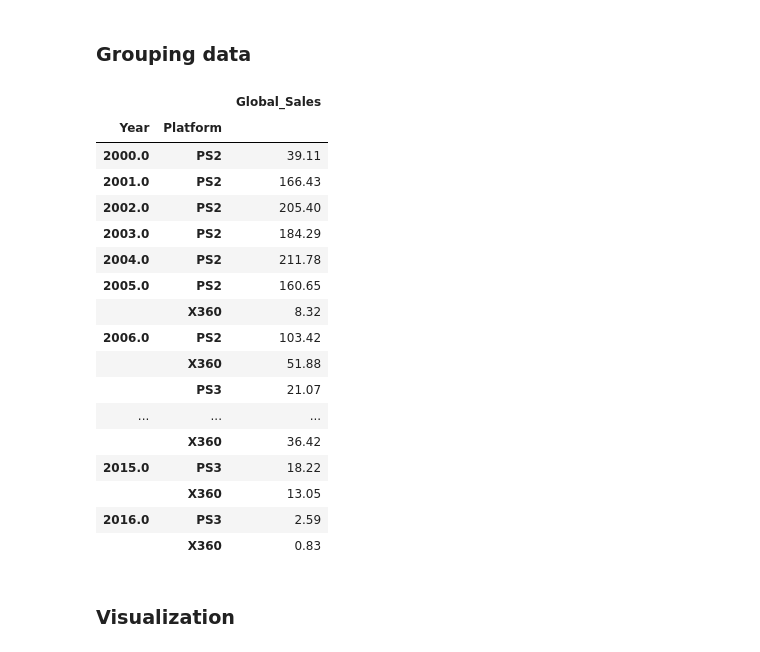
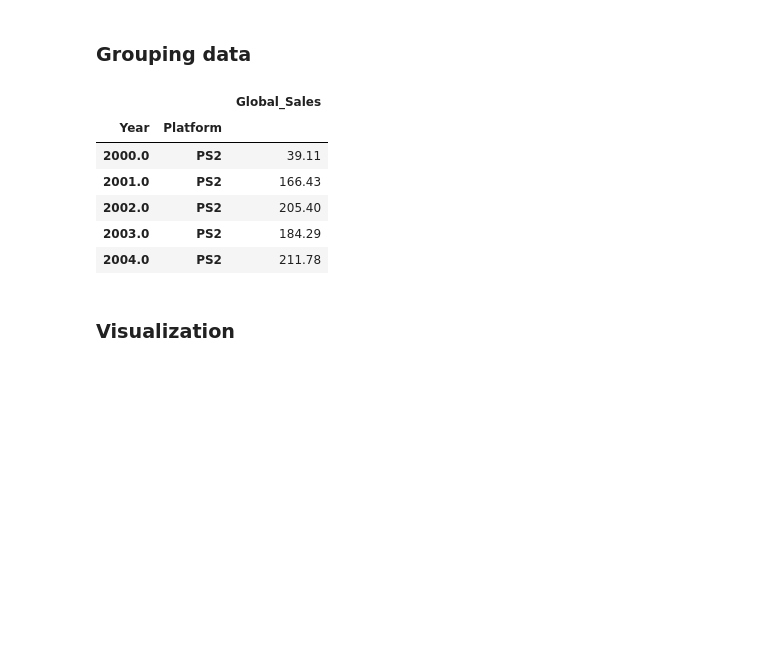
Before and after one commit to shrike03/Games-sales-for-platforms, a Jupyter notebook: Games.ipynb, the cells around one changed output. Drawn from its saved outputs; the diff is of its cells as text; code cells hidden in the pictures; blank space fills up the shorter version.

```diff
--- a/Games.ipynb
+++ b/Games.ipynb
@@ -148,27 +147,16 @@ sort_values = ['Year', 'Global_Sales']  # Columns by which the data will be sort
 # %%
 gs_platform = grouping(df_org=df_org,category=category,group_key=group_key,
                 sort_values=sort_values,asc=asc,value_type=value_type,
                 display_mode=display_mode,n_plt=n_plt,n_disp=n_disp)
-gs_platform
+gs_platform.head()
 # %% [output]
 |  |  | Global_Sales |
 | Year | Platform |  |
 | 2000.0 | PS2 | 39.11 |
 | 2001.0 | PS2 | 166.43 |
 | 2002.0 | PS2 | 205.40 |
 | 2003.0 | PS2 | 184.29 |
 | 2004.0 | PS2 | 211.78 |
-| 2005.0 | PS2 | 160.65 |
-|  | X360 | 8.32 |
-| 2006.0 | PS2 | 103.42 |
-|  | X360 | 51.88 |
-|  | PS3 | 21.07 |
-| ... | ... | ... |
-|  | X360 | 36.42 |
-| 2015.0 | PS3 | 18.22 |
-|  | X360 | 13.05 |
-| 2016.0 | PS3 | 2.59 |
-|  | X360 | 0.83 |
 # %% [markdown]
 ### Visualization
 # %%
```
Also changed, not shown: parts of 12 cells of this notebook, 1 other file.
